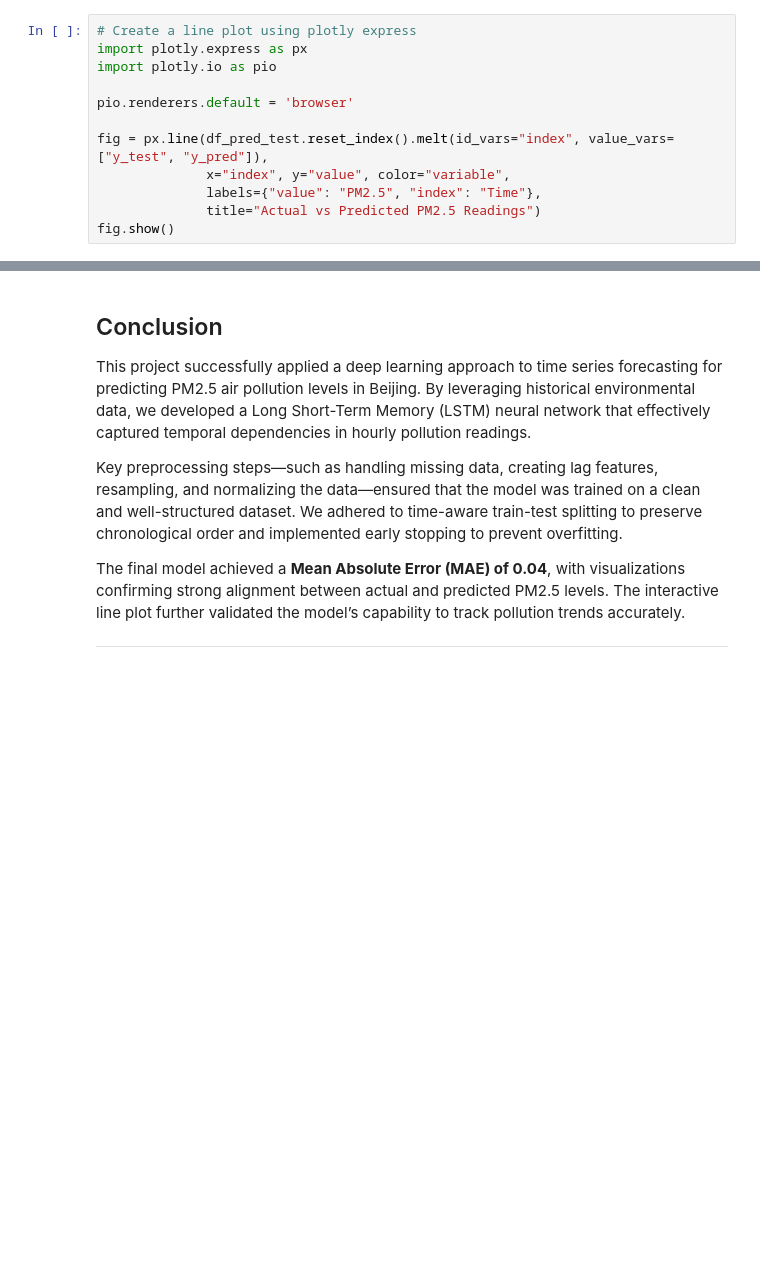
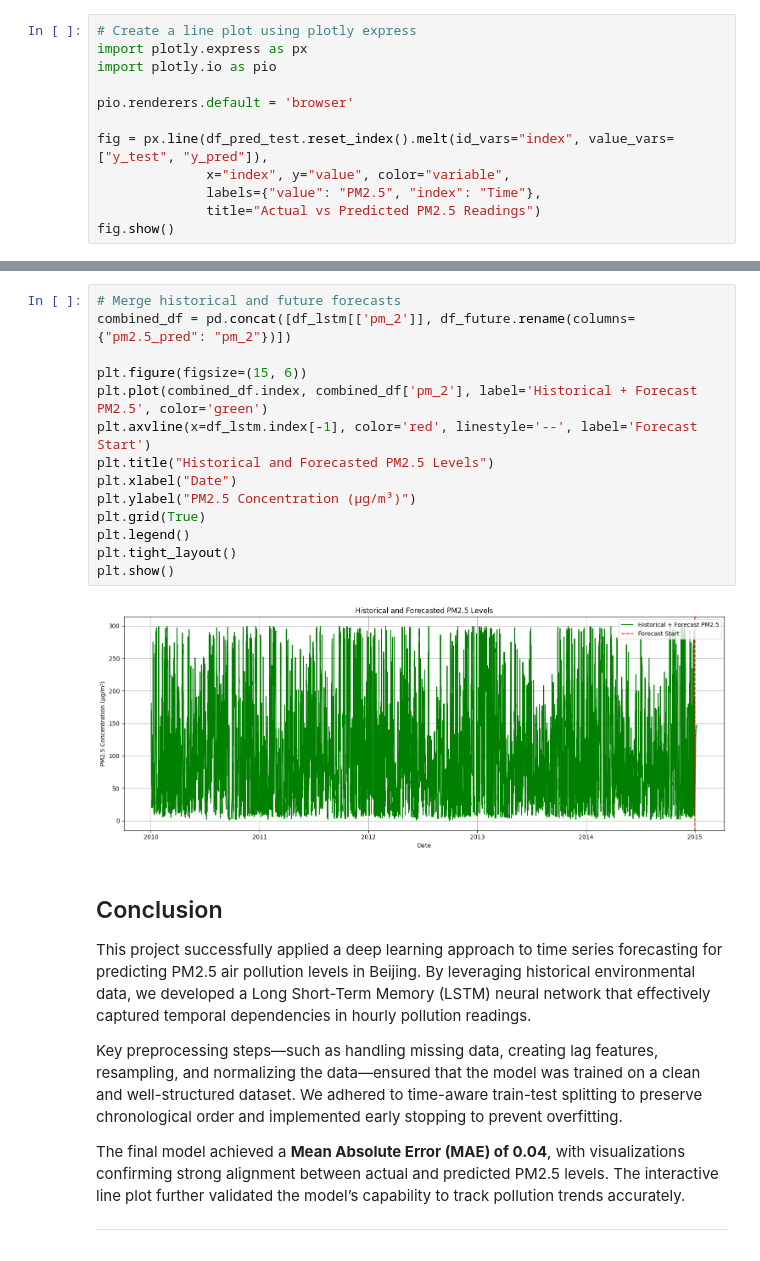
Before and after one commit to AyoBankole/ITC_assessments, a Jupyter notebook: Task_2/rnn_time_series.ipynb, the cells around one changed output, grey strips where cells are left out. Drawn from its saved outputs; the diff is of its cells as text; blank space fills up the shorter version.

```diff
--- a/Task_2/rnn_time_series.ipynb
+++ b/Task_2/rnn_time_series.ipynb
@@ -423,3 +488,19 @@ fig.show()
+# %%
+# Merge historical and future forecasts
+combined_df = pd.concat([df_lstm[['pm_2']], df_future.rename(columns={"pm2.5_pred": "pm_2"})])
+
+plt.figure(figsize=(15, 6))
+plt.plot(combined_df.index, combined_df['pm_2'], label='Historical + Forecast PM2.5', color='green')
+plt.axvline(x=df_lstm.index[-1], color='red', linestyle='--', label='Forecast Start')
+plt.title("Historical and Forecasted PM2.5 Levels")
+plt.xlabel("Date")
+plt.ylabel("PM2.5 Concentration (µg/m³)")
+plt.grid(True)
+plt.legend()
+plt.tight_layout()
+plt.show()
+# %% [output]
+[figure, added]
 # %% [markdown]
 ## Conclusion
 
```
Also changed, not shown: parts of 29 cells of this notebook, 6 other files.
